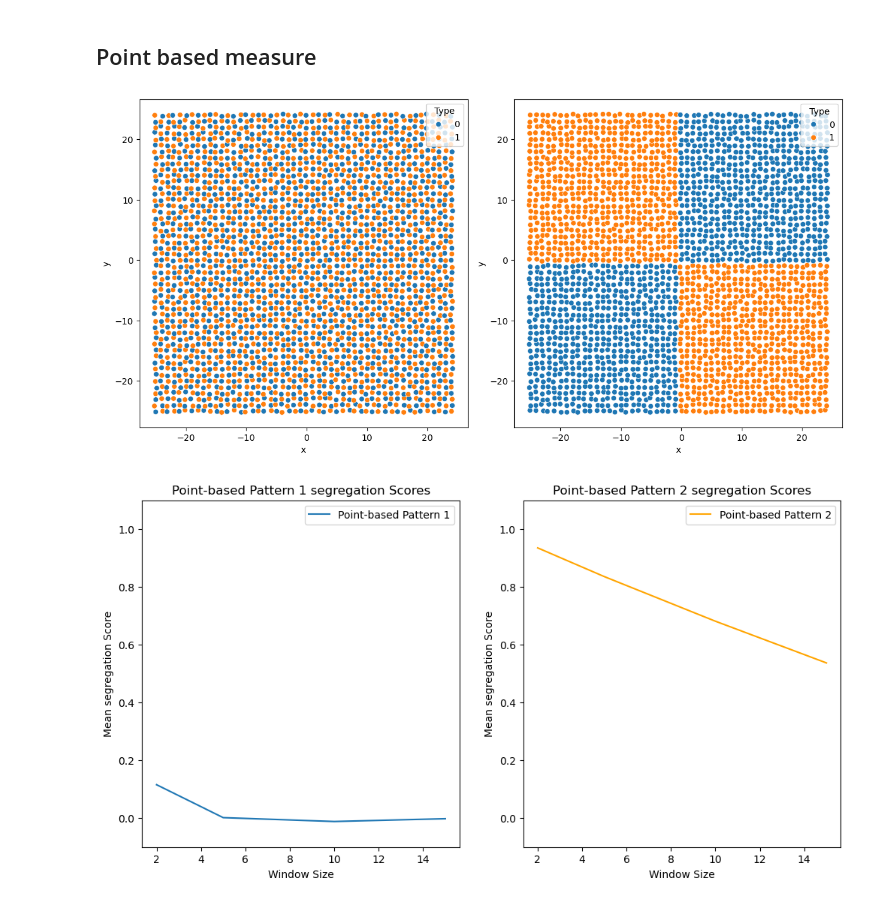
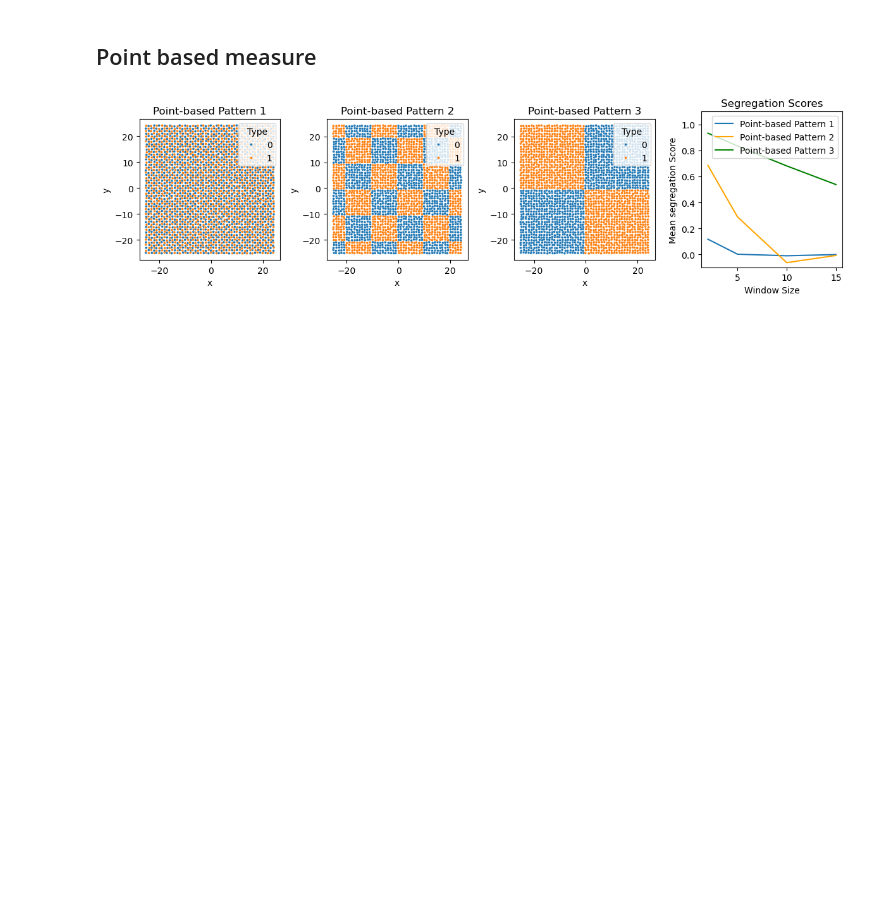
Before and after one commit to simonvanvliet/SpatialToleranceModel, a Jupyter notebook: 6_Pattern_Analysis/1_test_segregation_score.ipynb, the cells around one changed output. Cells and saved outputs as stored; diff of their text form; code cells hidden in the pictures; blank space fills up the shorter version.

Commit message:
updated segregation score example

```diff
--- a/6_Pattern_Analysis/1_test_segregation_score.ipynb
+++ b/6_Pattern_Analysis/1_test_segregation_score.ipynb
@@ -232,40 +232,43 @@ plt.show()
 # %%
 # Test point-based version
 df1 = _create_chessboard_points(50, 50, 1, noise=0.4)
-df2 = _create_chessboard_points(50, 50, 25, noise=0.4)
+df2 = _create_chessboard_points(50, 50, 10, noise=0.4)
+df3 = _create_chessboard_points(50, 50, 25, noise=0.4)
 
-# Plot comparison of array-based vs point-based patterns
-fig, axes = plt.subplots(1, 2, figsize=(12, 6))
 
-sns.scatterplot(df1, x='x', y='y', ax=axes[0], hue='Type')
+# Calculate segregation scores for point-based patterns
+mean_segregation1, std_segregation1 = calc_segregation_scores_points(df1, window_sizes, focal_type=1, other_type=0)
+mean_segregation2, std_segregation2 = calc_segregation_scores_points(df2, window_sizes, focal_type=1, other_type=0)
+mean_segregation3, std_segregation3 = calc_segregation_scores_points(df3, window_sizes, focal_type=1, other_type=0)
+
+
+# Plot patterns and segregation scores
+fig, axes = plt.subplots(1, 4, figsize=(12, 3.4))
+
+sns.scatterplot(df1, x='x', y='y', ax=axes[0], hue='Type', s=8)
 axes[0].set_aspect('equal')
-sns.scatterplot(df2, x='x', y='y', ax=axes[1], hue='Type')
+axes[0].set_title('Point-based Pattern 1')
+sns.scatterplot(df2, x='x', y='y', ax=axes[1], hue='Type', s=8)
 axes[1].set_aspect('equal')
+axes[1].set_title('Point-based Pattern 2')
+
+sns.scatterplot(df3, x='x', y='y', ax=axes[2], hue='Type', s=8)
+axes[2].set_aspect('equal')
+axes[2].set_title('Point-based Pattern 3')
+
+axes[3].plot(window_sizes, mean_segregation1, label='Point-based Pattern 1')
+axes[3].plot(window_sizes, mean_segregation2, label='Point-based Pattern 2', color='orange')
+axes[3].plot(window_sizes, mean_segregation3, label='Point-based Pattern 3', color='green')
+axes[3].set_xlabel('Window Size')
+axes[3].set_ylabel('Mean segregation Score')
+axes[3].set_title('Segregation Scores')
+axes[3].legend()
+axes[3].set_ylim(-0.1, 1.1)
 
 plt.tight_layout()
 plt.show()
-
-mean_segregation1, std_segregation1 = calc_segregation_scores_points(df1, window_sizes, focal_type=1, other_type=0)
-mean_segregation2, std_segregation2 = calc_segregation_scores_points(df2, window_sizes, focal_type=1, other_type=0)
-
-fig, axs =  plt.subplots(1, 2, figsize=(12,6))
-axs[0].plot(window_sizes, mean_segregation1, label='Point-based Pattern 1')
-axs[0].set_xlabel('Window Size')
-axs[0].set_ylabel('Mean segregation Score')
-axs[0].set_title('Point-based Pattern 1 segregation Scores')
-axs[0].legend()
-axs[0].set_ylim(-0.1, 1.1)
-axs[1].plot(window_sizes, mean_segregation2, label='Point-based Pattern 2', color='orange')
-axs[1].set_xlabel('Window Size')
-axs[1].set_ylabel('Mean segregation Score')
-axs[1].set_title('Point-based Pattern 2 segregation Scores')
-axs[1].legend()
-axs[1].set_ylim(-0.1, 1.1)
-
-plt.show()
 # %% [output]
-[figure, old version]
+[figure, new version]
-[figure, removed]
 # %%
 
 
```
